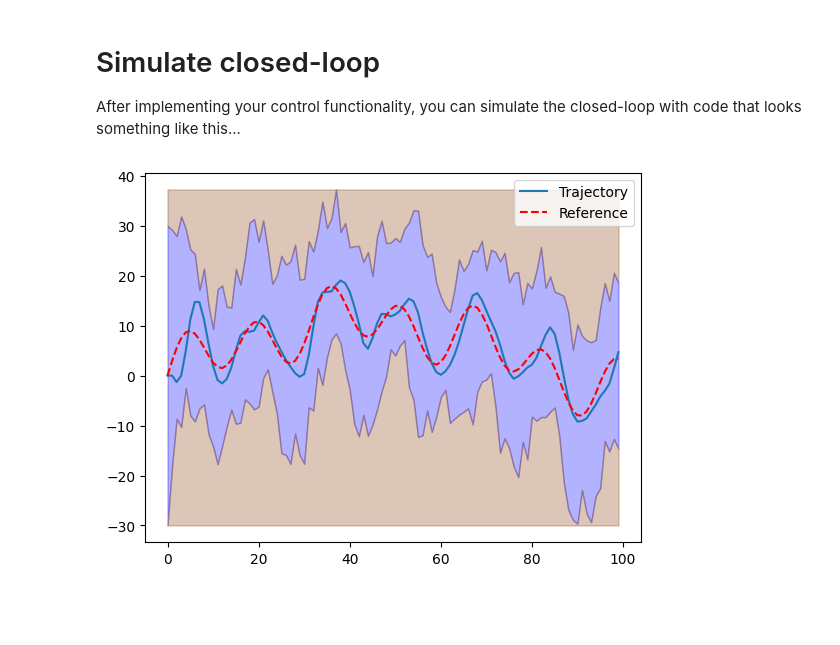
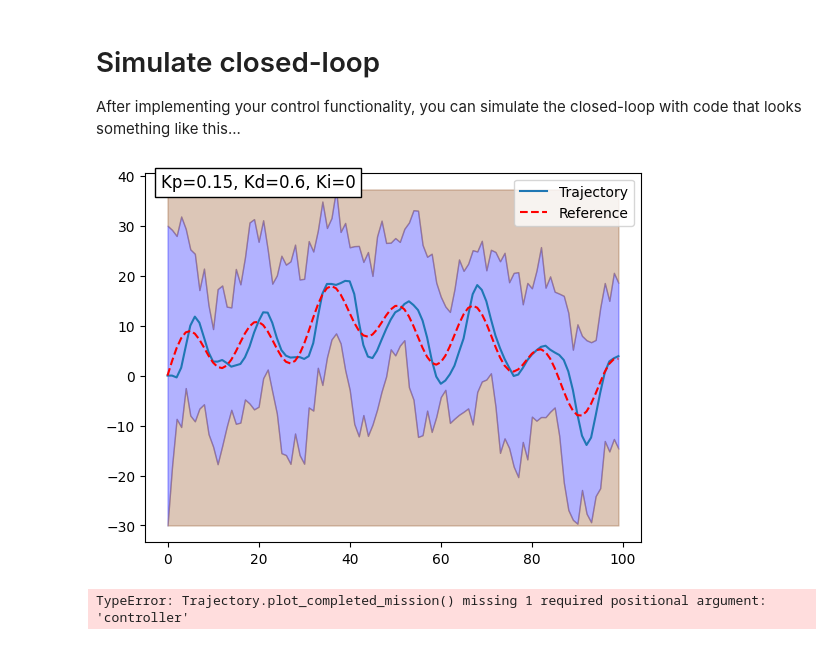
Before and after one commit to jumenberger/b1-coding-practical-mt24, a Jupyter notebook: notebooks/demo.ipynb, the cells around one changed output. Cells and saved outputs as stored; diff of their text form; code cells hidden in the pictures; blank space fills up the shorter version.

Commit message:
include option for integrator term; allowed gains to be adjusted from notebook; displayed gains on plot

```diff
--- a/notebooks/demo.ipynb
+++ b/notebooks/demo.ipynb
@@ -14,15 +17,22 @@ After implementing your control functionality, you can simulate the closed-loop
 # %%
 # Import relevant modules
 from uuv_mission.dynamic import Submarine, ClosedLoop, Mission
 from uuv_mission.control import Controller
 
 sub = Submarine()
 # Instantiate your controller (depending on your implementation)
-controller = Controller()
+controller = Controller(Kp=0.15, Kd=0.6, Ki=0)
 closed_loop = ClosedLoop(sub, controller)
 mission = Mission.from_csv("../data/mission.csv") # You must implement this method in the Mission class
 
 trajectory = closed_loop.simulate_with_random_disturbances(mission)
-trajectory.plot_completed_mission(mission)
+trajectory.plot_completed_mission(mission, controller)
 # %% [output]
-[figure, old version]
+[figure, new version]
+# %%
+for i in range(5):
+    mission_rand = Mission.random_mission(100,10)
+    trajectory_rand = closed_loop.simulate_with_random_disturbances(mission_rand)
+    trajectory_rand.plot_completed_mission(mission_rand)
+# %% [output]
+TypeError: Trajectory.plot_completed_mission() missing 1 required positional argument: 'controller'
```
Also changed, not shown: parts of 1 cell of this notebook, 2 other files.
